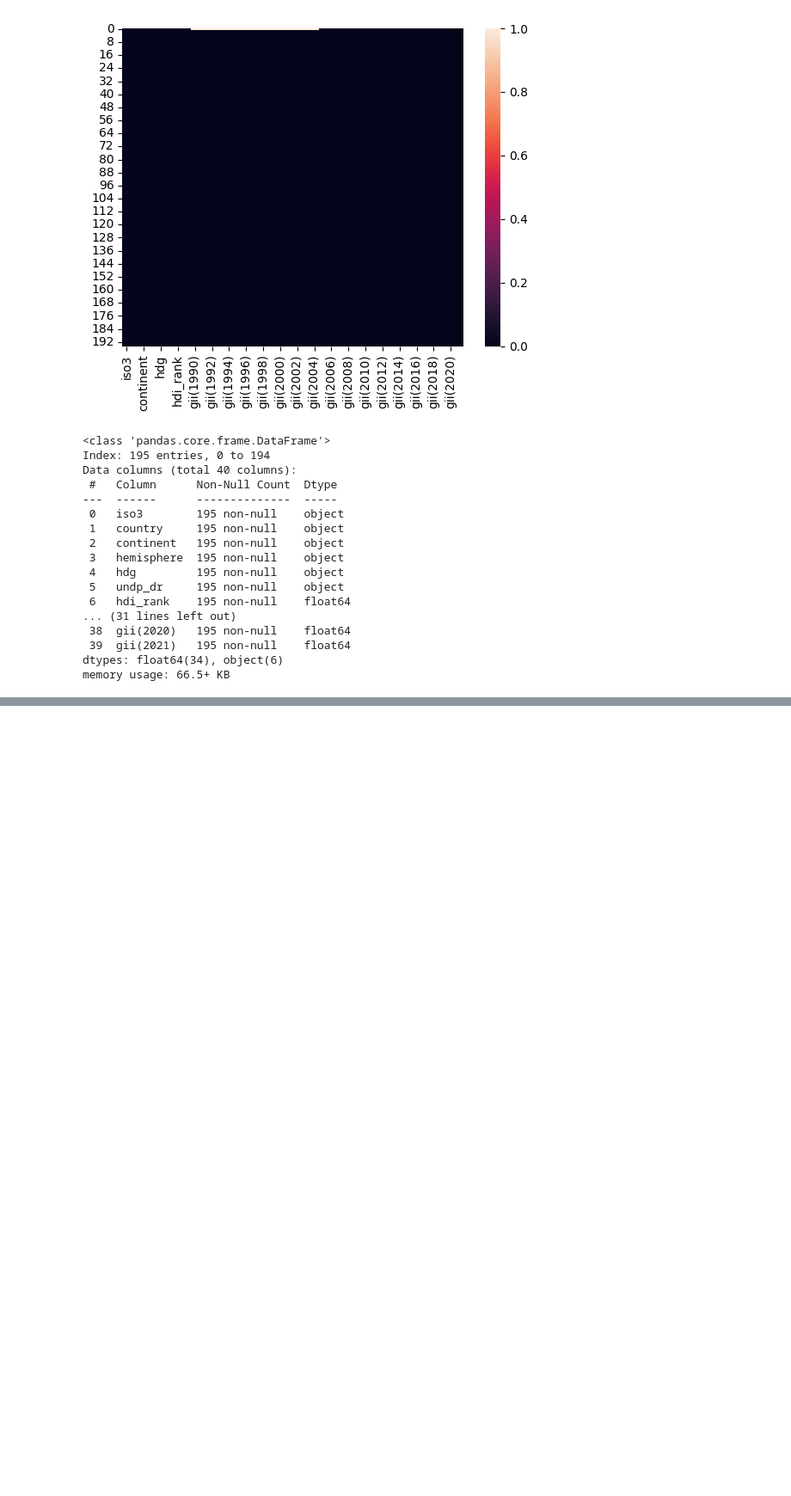
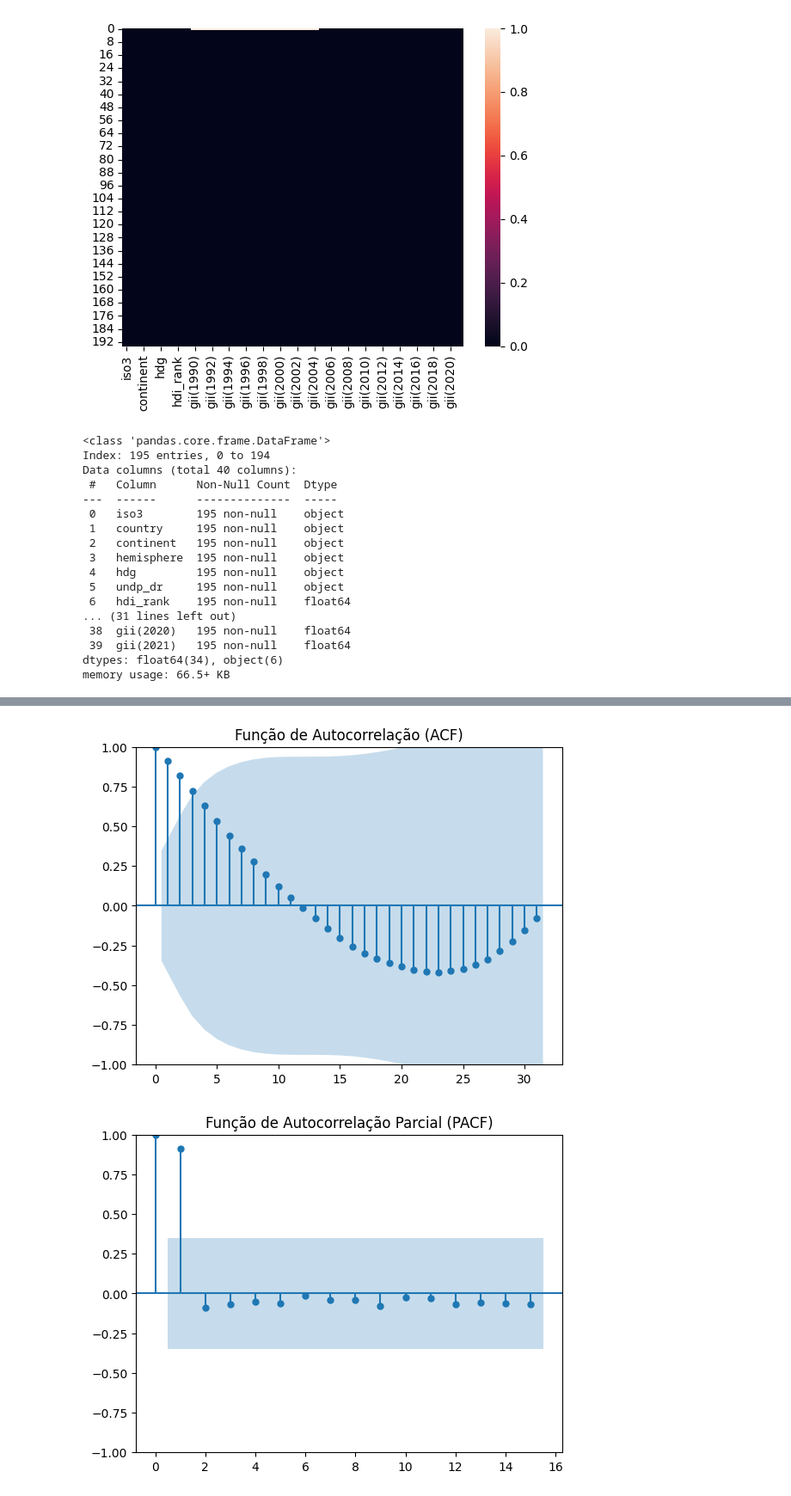
Before and after one commit to RafaelJosePortoSilva/analise_gender_inequality, a Jupyter notebook: main.ipynb, the cells around one changed output, grey strips where cells are left out. Shown at 86% size. Cells and saved outputs as stored; diff of their text form; code cells hidden in the pictures; blank space fills up the shorter version.

```diff
--- a/main.ipynb
+++ b/main.ipynb
@@ -204,0 +225,17 @@ memory usage: 66.5+ KB
+# %%
+import numpy as np
+import matplotlib.pyplot as plt
+from statsmodels.graphics.tsaplots import plot_acf, plot_pacf
+
+dados = df_hemisphere.T.iloc[2:,0]
+
+plot_acf(dados, lags=len(dados)-1)
+plt.title('Função de Autocorrelação (ACF)')
+plt.show()
+
+plot_pacf(dados, lags=15)
+plt.title('Função de Autocorrelação Parcial (PACF)')
+plt.show()
+# %% [output]
+[figure, added]
+[figure, added]
```
Also changed, not shown: parts of 4 cells of this notebook.
